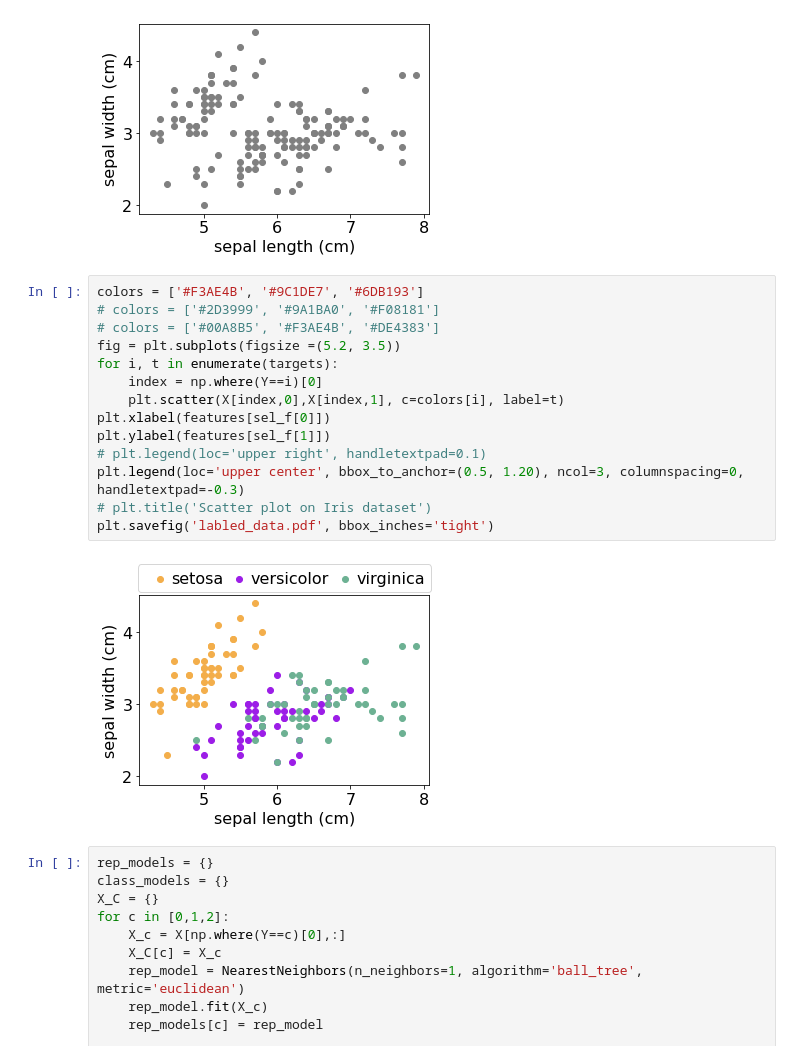
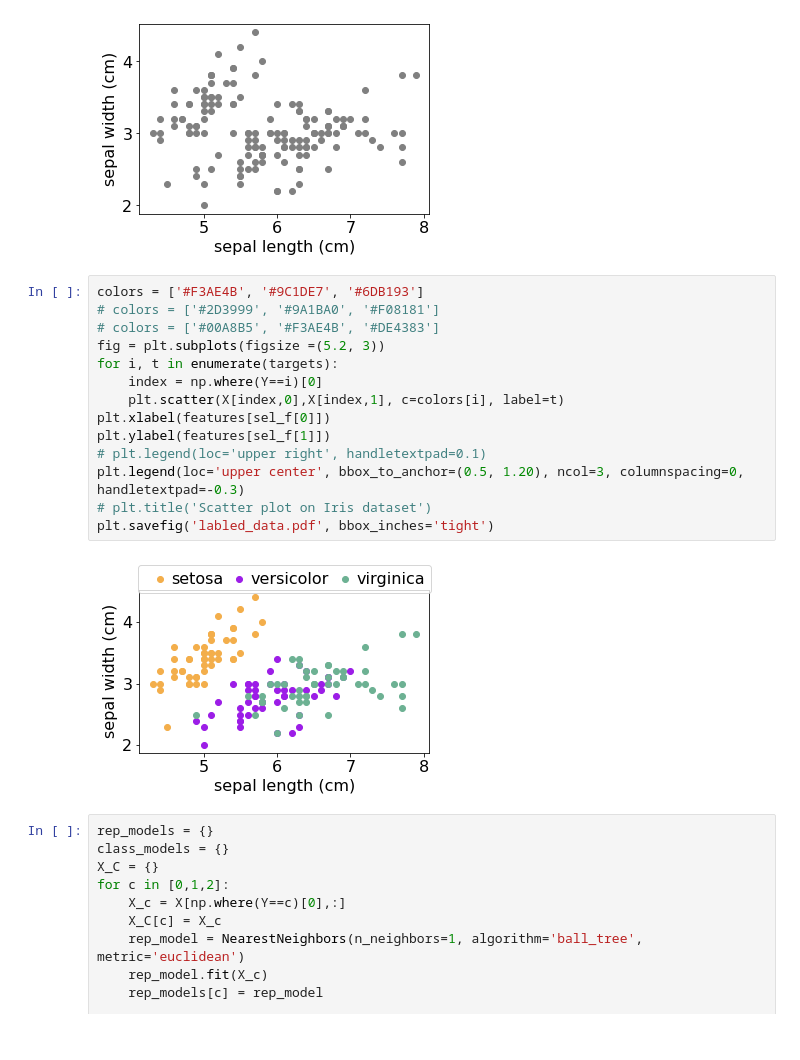
Before and after one commit to peymanrasouli/categorical_locality, a Jupyter notebook: sampling_visualization.ipynb, the cells around one changed output. Drawn from its saved outputs; the diff is of its cells as text.

```diff
--- a/sampling_visualization.ipynb
+++ b/sampling_visualization.ipynb
@@ -26,19 +26,19 @@ plt.savefig('unlabled_data.pdf', bbox_inches='tight')
 # %%
 colors = ['#F3AE4B', '#9C1DE7', '#6DB193']
 # colors = ['#2D3999', '#9A1BA0', '#F08181']
 # colors = ['#00A8B5', '#F3AE4B', '#DE4383']
-fig = plt.subplots(figsize =(5.2, 3.5))
+fig = plt.subplots(figsize =(5.2, 3))
 for i, t in enumerate(targets):
     index = np.where(Y==i)[0]
     plt.scatter(X[index,0],X[index,1], c=colors[i], label=t)
 plt.xlabel(features[sel_f[0]])
 plt.ylabel(features[sel_f[1]])
 # plt.legend(loc='upper right', handletextpad=0.1)
 plt.legend(loc='upper center', bbox_to_anchor=(0.5, 1.20), ncol=3, columnspacing=0, handletextpad=-0.3)
 # plt.title('Scatter plot on Iris dataset')
 plt.savefig('labled_data.pdf', bbox_inches='tight')
 # %% [output]
-[figure, old version]
+[figure, new version]
 # %%
 rep_models = {}
 class_models = {}
```
Also changed, not shown: parts of 5 cells of this notebook.
